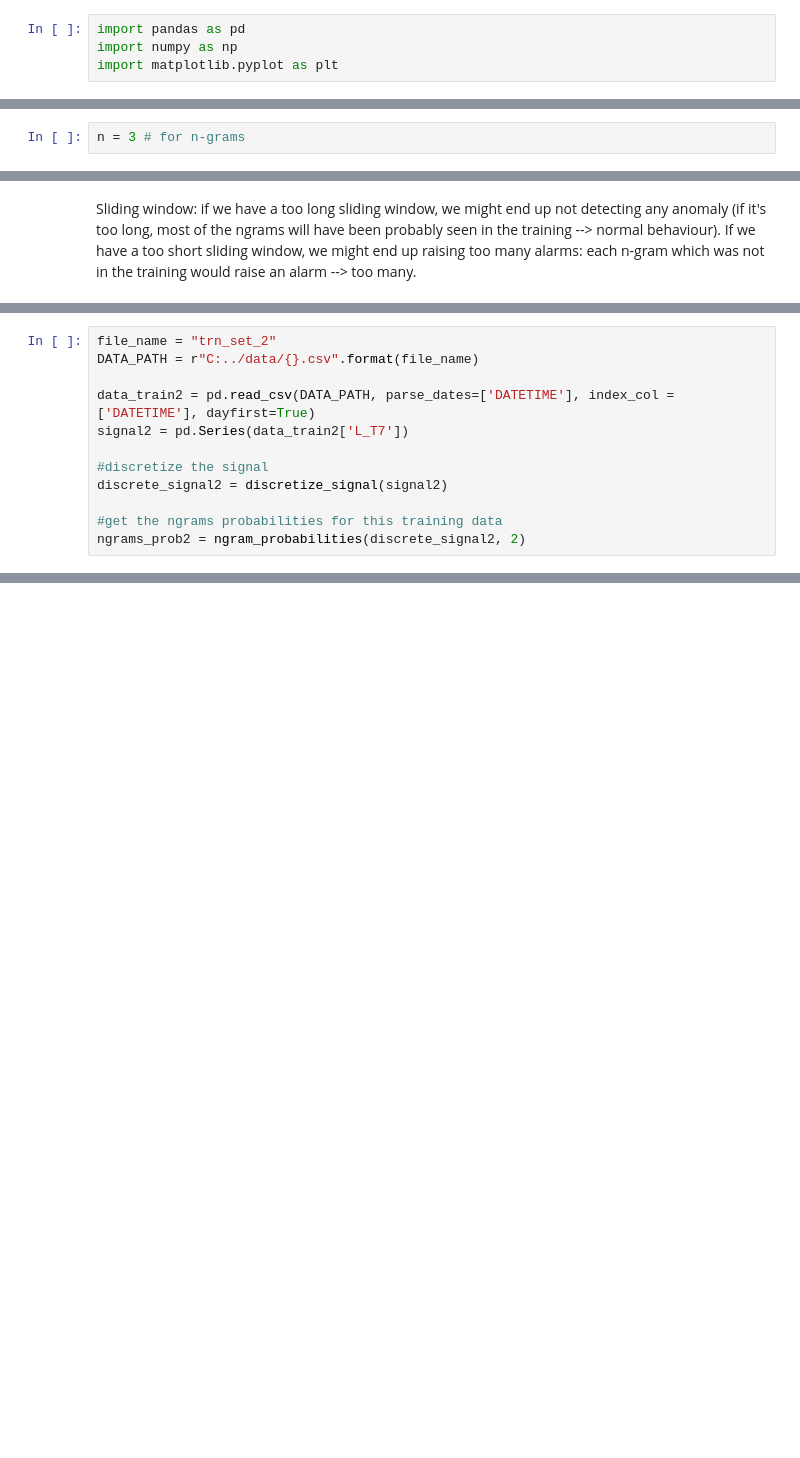
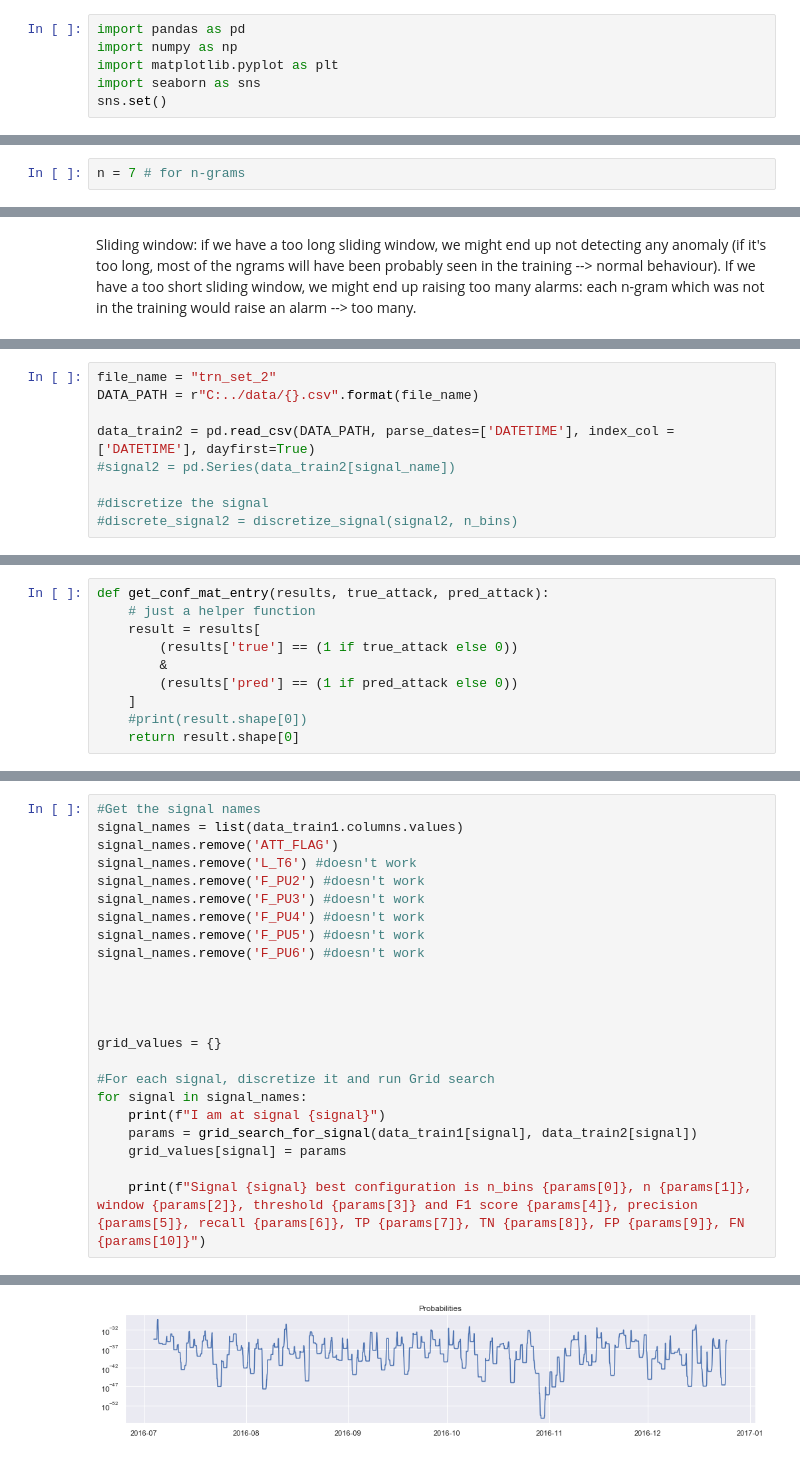
Before and after one commit to benhe119/Cyber-data-analytics_TUDelft, a Jupyter notebook: lab2/notebooks/Discrete Models Task.ipynb, the cells around one changed output, grey strips where cells are left out. Cells and saved outputs as stored; diff of their text form; blank space fills up the shorter version.

Commit message:
added the discretization task with n-grams

```diff
--- a/lab2/notebooks/Discrete Models Task.ipynb
+++ b/lab2/notebooks/Discrete Models Task.ipynb
@@ -2,5 +2,7 @@
 import pandas as pd
 import numpy as np
 import matplotlib.pyplot as plt
+import seaborn as sns
+sns.set()
 # %% [markdown]
 Read the dataset and select the signal we are interested in.
@@ -55,7 +48,7 @@ plot_discrete(data_train1.index, signal, n_hours, n_bins)
 Let's work on n-grams now.
 First, we define a function for generating all the n-grams given the discretized signal, where n is defined by the user.
 # %%
-n = 3 # for n-grams
+n = 7 # for n-grams
 # %%
 def get_ngrams(discrete_signal, n):
     return zip(*[discrete_signal[index:] for index in range(n)])
@@ -116,10 +116,7 @@ file_name = "trn_set_2"
 DATA_PATH = r"C:../data/{}.csv".format(file_name)
 
 data_train2 = pd.read_csv(DATA_PATH, parse_dates=['DATETIME'], index_col = ['DATETIME'], dayfirst=True)
-signal2 = pd.Series(data_train2['L_T7'])
+#signal2 = pd.Series(data_train2[signal_name])
 
 #discretize the signal
-discrete_signal2 = discretize_signal(signal2)
-
-#get the ngrams probabilities for this training data
-ngrams_prob2 = ngram_probabilities(discrete_signal2, 2)
+#discrete_signal2 = discretize_signal(signal2, n_bins)
@@ -125,0 +164,10 @@ ngrams_prob2 = ngram_probabilities(discrete_signal2, 2)
+# %%
+def get_conf_mat_entry(results, true_attack, pred_attack):
+    # just a helper function
+    result = results[
+        (results['true'] == (1 if true_attack else 0))
+        &
+        (results['pred'] == (1 if pred_attack else 0))
+    ]
+    #print(result.shape[0])
+    return result.shape[0]
@@ -125,0 +289,24 @@ ngrams_prob2 = ngram_probabilities(discrete_signal2, 2)
+# %%
+#Get the signal names
+signal_names = list(data_train1.columns.values)
+signal_names.remove('ATT_FLAG')
+signal_names.remove('L_T6') #doesn't work
+signal_names.remove('F_PU2') #doesn't work
+signal_names.remove('F_PU3') #doesn't work
+signal_names.remove('F_PU4') #doesn't work
+signal_names.remove('F_PU5') #doesn't work
+signal_names.remove('F_PU6') #doesn't work
+
+
+
+
+grid_values = {}
+
+#For each signal, discretize it and run Grid search
+for signal in signal_names:
+    print(f"I am at signal {signal}")
+    params = grid_search_for_signal(data_train1[signal], data_train2[signal])
+    grid_values[signal] = params
+
+    print(f"Signal {signal} best configuration is n_bins {params[0]}, n {params[1]}, window {params[2]}, threshold {params[3]} and F1 score {params[4]}, precision {params[5]}, recall {params[6]}, TP {params[7]}, TN {params[8]}, FP {params[9]}, FN {params[10]}")
+# %% [output]
@@ -125,0 +318 @@ ngrams_prob2 = ngram_probabilities(discrete_signal2, 2)
+[figure, added]
```
Also changed, not shown: parts of 19 cells of this notebook.
